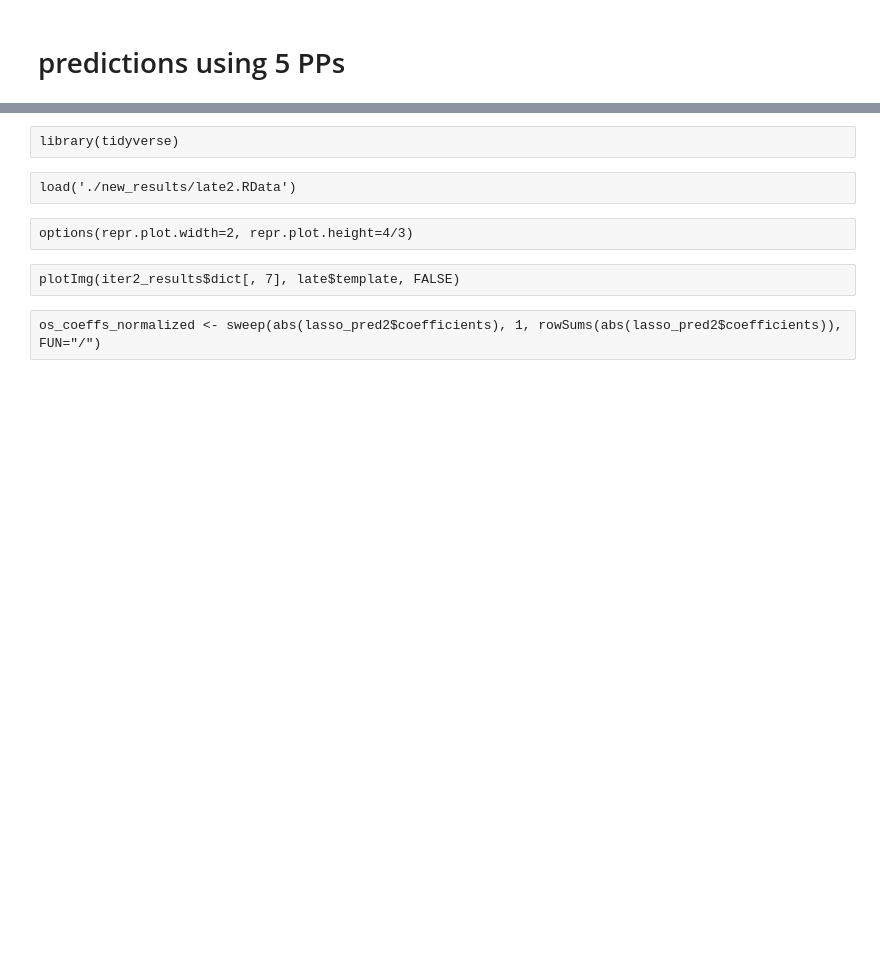
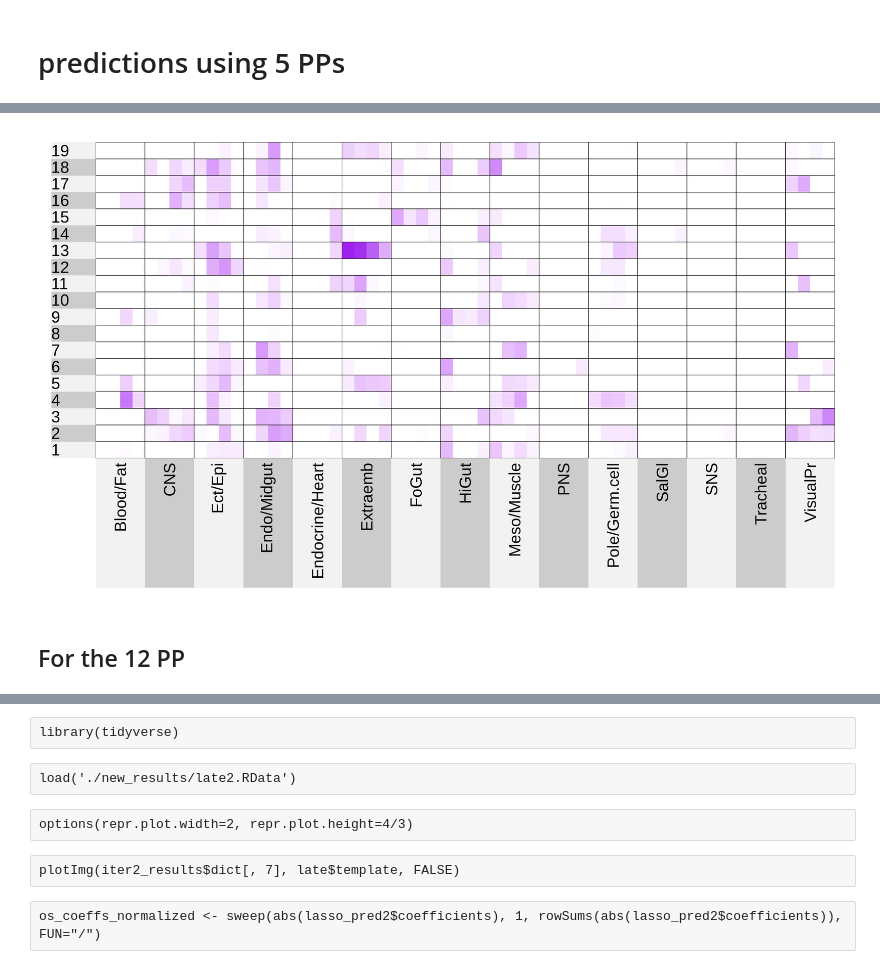
Before and after one commit to Runjing-Liu120/drosophila_late_stage_analysis, a Jupyter notebook: process_results/organ_system_predictions.ipynb, the cells around one changed output, grey strips where cells are left out. Drawn from its saved outputs; the diff is of its cells as text; code cells hidden in the pictures; blank space fills up the shorter version.

```diff
--- a/process_results/organ_system_predictions.ipynb
+++ b/process_results/organ_system_predictions.ipynb
@@ -271,0 +258,24 @@ guides(fill=guide_legend(title=""))
+# %%
+alpha_file <- '../scripts/staNMFDicts/K=19/alpha_99.csv'
+alpha19 <- read.csv(alpha_file)[, -1]
+# %%
+for(i in 1:4){
+
+    # the stage to predict
+    sub <- paste0('_', i)
+
+    # the predictions
+    lasso_pred <- get_os_prediction_from_PP(alpha19, os, sub = sub)
+
+    # save coefficients
+    coeffs <- abs(lasso_pred$coefficients)
+    colnames(coeffs) <- paste0(colnames(coeffs), sub)
+
+    if(i == 1){
+        coeffs_all_stages <- coeffs
+    }else{
+        coeffs_all_stages <- cbind(coeffs_all_stages, coeffs)
+    }
+}
+
+coeffs_all_stages <- coeffs_all_stages[, sort(colnames(coeffs_all_stages))]
@@ -271,0 +301,21 @@ guides(fill=guide_legend(title=""))
+# %%
+options(repr.plot.width = 24, repr.plot.height = 14)
+
+superheat(coeffs_all_stages, bottom.label.text.angle = 90, left.label.text.alignment = "left",
+          bottom.label.text.alignment = "right",
+          heat.pal = c('white', 'purple'),
+        membership.cols = gsub('_.*', '', colnames(coeffs_all_stages)),
+        heat.pal.values = c(0.0, 0.5, 1),
+         left.label.size = 0.06,
+         left.label.text.size = 12,
+         bottom.label.text.size = 12,
+         bottom.label.size = 0.41,
+         legend = FALSE)
+
+# ,
+#           yt = lasso_pred19$error, yt.axis.name = "auc",
+#           yt.plot.type = "bar", title = "late stage _4 annotations")
+# %% [output]
+[figure, added]
+# %% [markdown]
+## For the 12 PP
```
Also changed, not shown: parts of 31 cells of this notebook, 2 other files.
